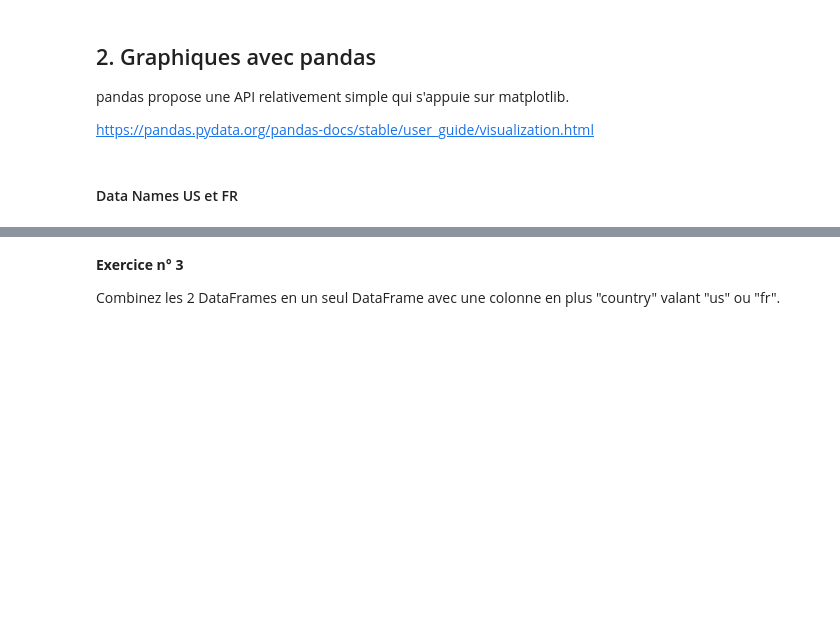
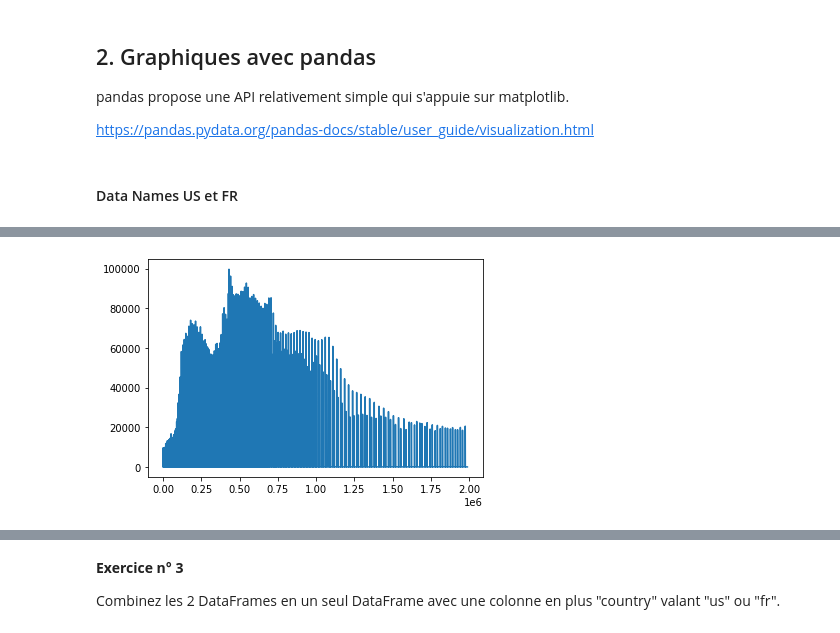
Before and after one commit to cliaigre/Kit-Start-Data, a Jupyter notebook: session6/session6.ipynb, the cells around one changed output, grey strips where cells are left out. Saved outputs shown, nothing was run; the diff lists cells and outputs as text; code cells hidden in the pictures; blank space fills up the shorter version.

```diff
--- a/session6/session6.ipynb
+++ b/session6/session6.ipynb
@@ -324,3 +679,7 @@ df_us.shape
+# %%
+df_us['births'].plot();
+# %% [output]
+[figure, added]
 # %%
 def df_names_fr():
     # dict for gender
```
Also changed, not shown: parts of 106 cells of this notebook.
